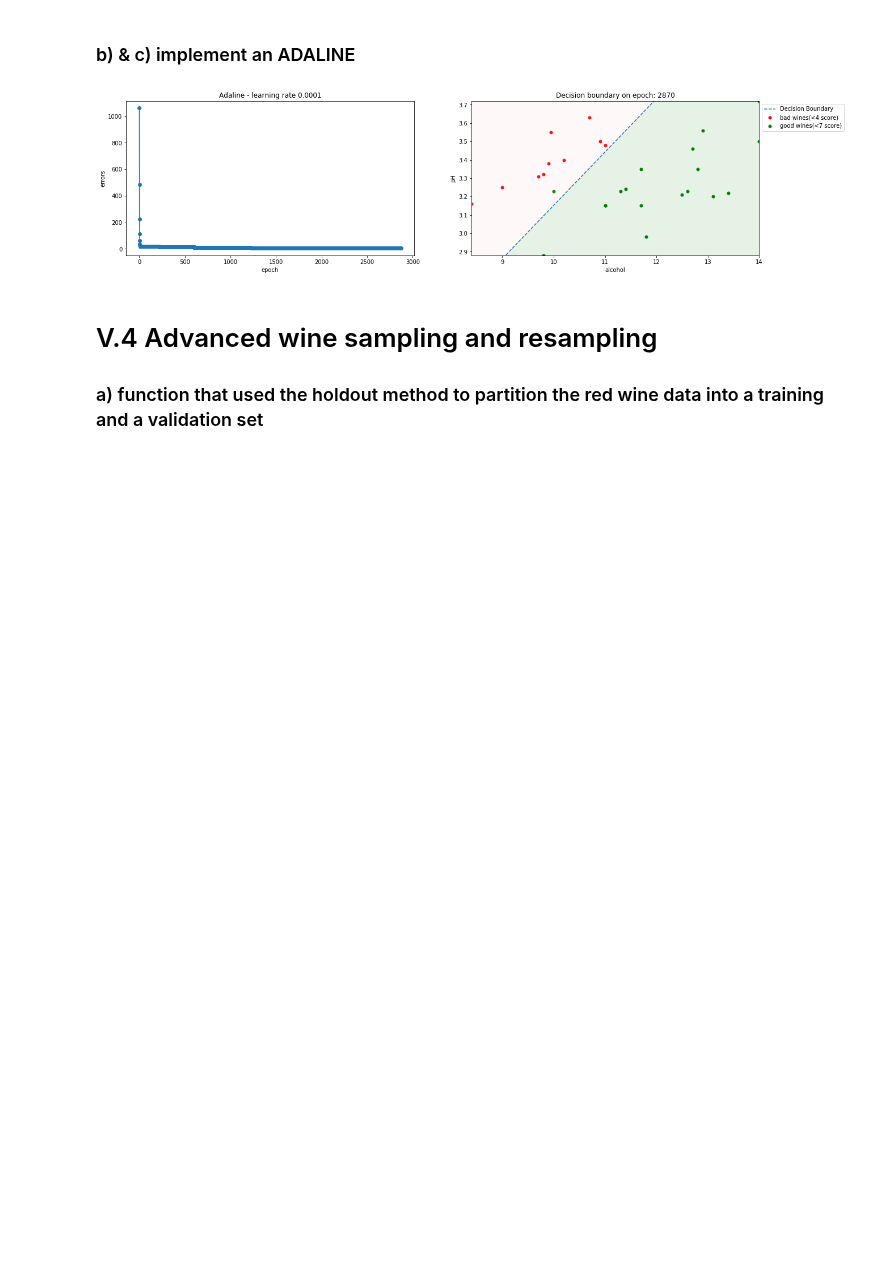
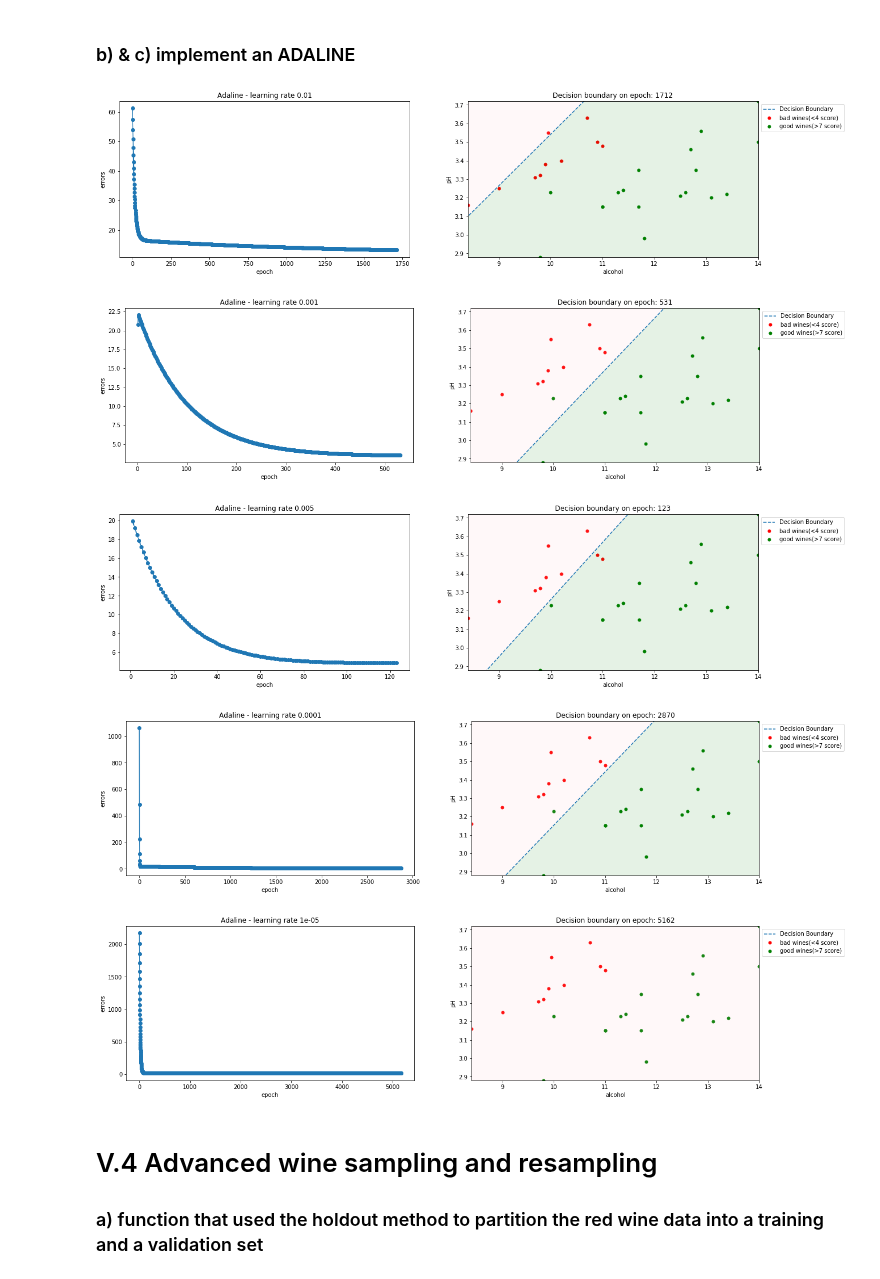
Before and after one commit to moonsonu/ft_sommelier, a Jupyter notebook: sommelier.ipynb, the cells around one changed output. Cells and saved outputs as stored; diff of their text form; code cells hidden in the pictures; blank space fills up the shorter version.

```diff
--- a/sommelier.ipynb
+++ b/sommelier.ipynb
@@ -335,7 +272,6 @@ class adaline():
                 result = (num_epoch, cost, self.w_[1:], self.w_[0])
                 self.error_.append(cost)
                 result_.append(result)
-
 
         return result_
 
@@ -401,9 +337,16 @@ class adaline():
         for i in range(len(y)):
             cost += (y[i] - X[i])**2
         return cost / 2
+    def accuracy(self, X, y):
+        correct = 0
+        for xi, yi in zip(X, y):
+            correct += int(int(xi) == int(yi))
+            accuracy = correct / len(y)
+            print('[.] Accuracy: {0:.3f}'.format(accuracy))
+        return accuracy
 # %%
-def plot_performance_ada(performance, wine_data, good_thresh, bad_thresh, epoch=-1, save_plot=False):
-    df = pd.read_csv(wine_data, sep=';')
+def plot_performance_ada(performance, df, good_thresh, bad_thresh, epoch=-1, save_plot=False):
+    #df = pd.read_csv(wine_data, sep=';')
     df_filtered = df[(df.quality >= good_thresh) | (df.quality <= bad_thresh)]
     df_data = df_filtered[['alcohol', 'pH', 'quality']]
     good1, good2, bad1, bad2 = winequality(df_data, good_thresh, bad_thresh)
@@ -428,36 +371,53 @@ def plot_performance_ada(performance, wine_data, good_thresh, bad_thresh, epoch=
         #i = data[p.n_iter - 1]
         x2_ = range(int(xminVal), int(xmaxVal))
         for x2i in x2_:
             y2 = (-(i[3] / i[2][1]) / (i[3] / i[2][0])) * x2i - (i[3] / i[2][1])
             #y2 = (-(data[epoch - 1][3] / data[epoch - 1][2][1]) / (data[epoch - 1][3] / data[epoch - 1][2][0])) * x2i - (data[epoch - 1][3] / data[epoch - 1][2][1])
             y2_.append(y2)
 
     plt.subplot(121)
     plt.plot(range(1, len(ada.error_) + 1), ada.error_, marker='o')
     plt.xlabel('epoch')
     plt.ylabel('errors')
     plt.title("Adaline - learning rate {}".format(ada.eta))
     plt.subplot(122)
     plt.scatter(bad1, bad2, c = 'red', s = 25, label='bad wines(<{0} score)'.format(bad_thresh + 1))
-    plt.scatter(good1, good2, c = 'green', s = 25, label='good wines(<{0} score)'.format(good_thresh - 1))
+    plt.scatter(good1, good2, c = 'green', s = 25, label='good wines(>{0} score)'.format(good_thresh - 1))
     plt.fill_between(x2_, y2_, ymaxVal, facecolor='pink', alpha=0.1)
     plt.fill_between(x2_, yminVal, y2_, facecolor='green', alpha=0.1)
     plt.plot(x2_, y2_, '--', label="Decision Boundary")
     plt.xlim([xminVal + 1, xmaxVal - 1])
     plt.ylim([yminVal + 1, ymaxVal - 1])
     plt.xlabel(df_data.columns[0])
     plt.ylabel(df_data.columns[1])
     plt.legend(bbox_to_anchor=(1., 1))
     plt.title("Decision boundary on epoch: %d"% epoch)
     plt.show()
     if save_plot==True:
         plt.savefig('./performance_ada.png')
 
 
+ada = adaline(eta=0.01)
+df = pd.read_csv('winequality-red.csv', sep=';')
+plot_performance_ada(ada, df, 8, 3,)
+ada = adaline(eta=0.001)
+df = pd.read_csv('winequality-red.csv', sep=';')
+plot_performance_ada(ada, df, 8, 3,)
+ada = adaline(eta=0.005)
+df = pd.read_csv('winequality-red.csv', sep=';')
+plot_performance_ada(ada, df, 8, 3,)
 ada = adaline(eta=0.0001)
-plot_performance_ada(ada, 'winequality-red.csv', 8, 3,)
+df = pd.read_csv('winequality-red.csv', sep=';')
+plot_performance_ada(ada, df, 8, 3,)
+ada = adaline(eta=0.00001)
+df = pd.read_csv('winequality-red.csv', sep=';')
+plot_performance_ada(ada, df, 8, 3,)
 # %% [output]
-[figure, old version]
+[figure, new version]
+[figure, added]
+[figure, added]
+[figure, added]
+[figure, added]
 # %% [markdown]
 # V.4 Advanced wine sampling and resampling
 ### a) function that used the holdout method to partition the red wine data into a training and a validation set
```
Also changed, not shown: parts of 14 cells of this notebook.
